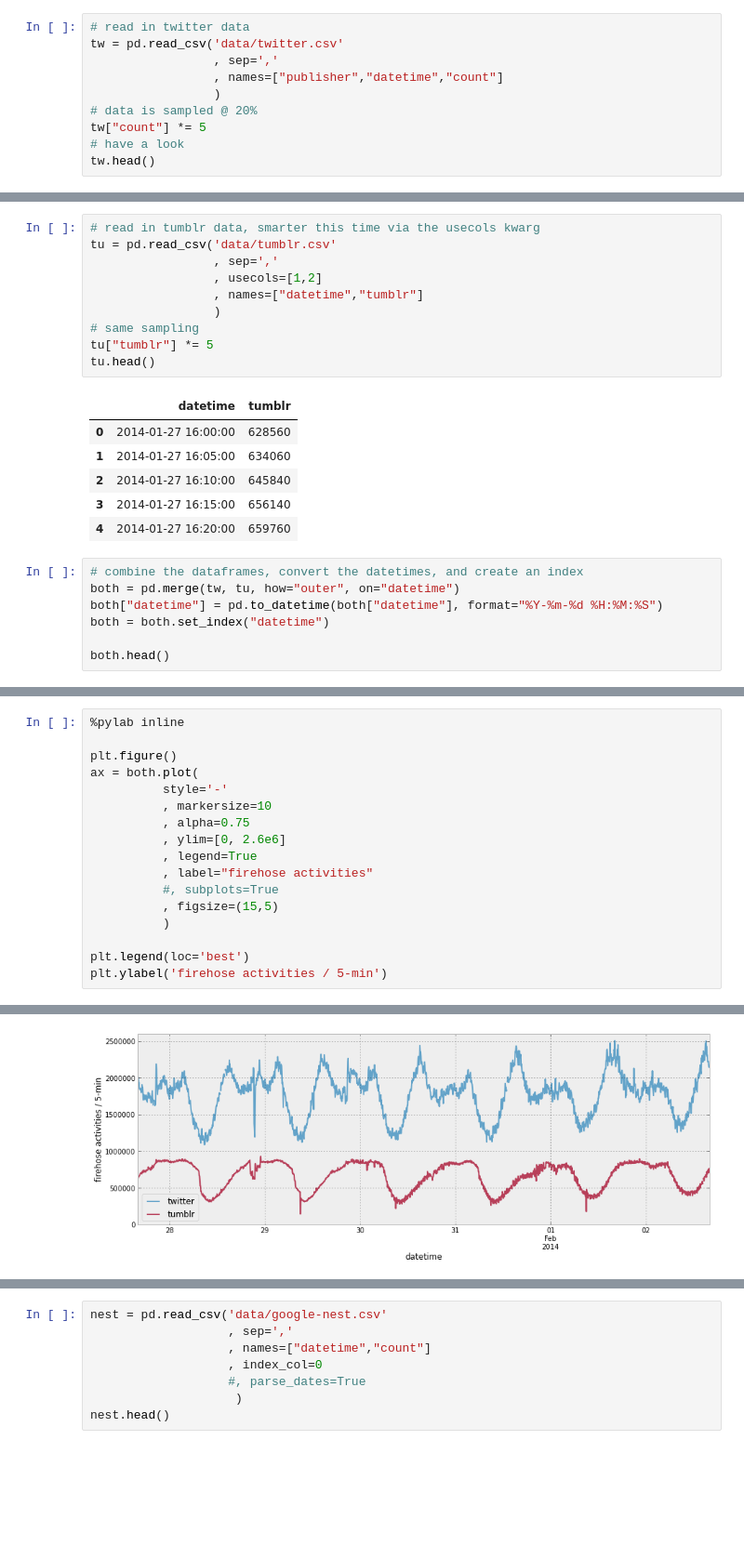
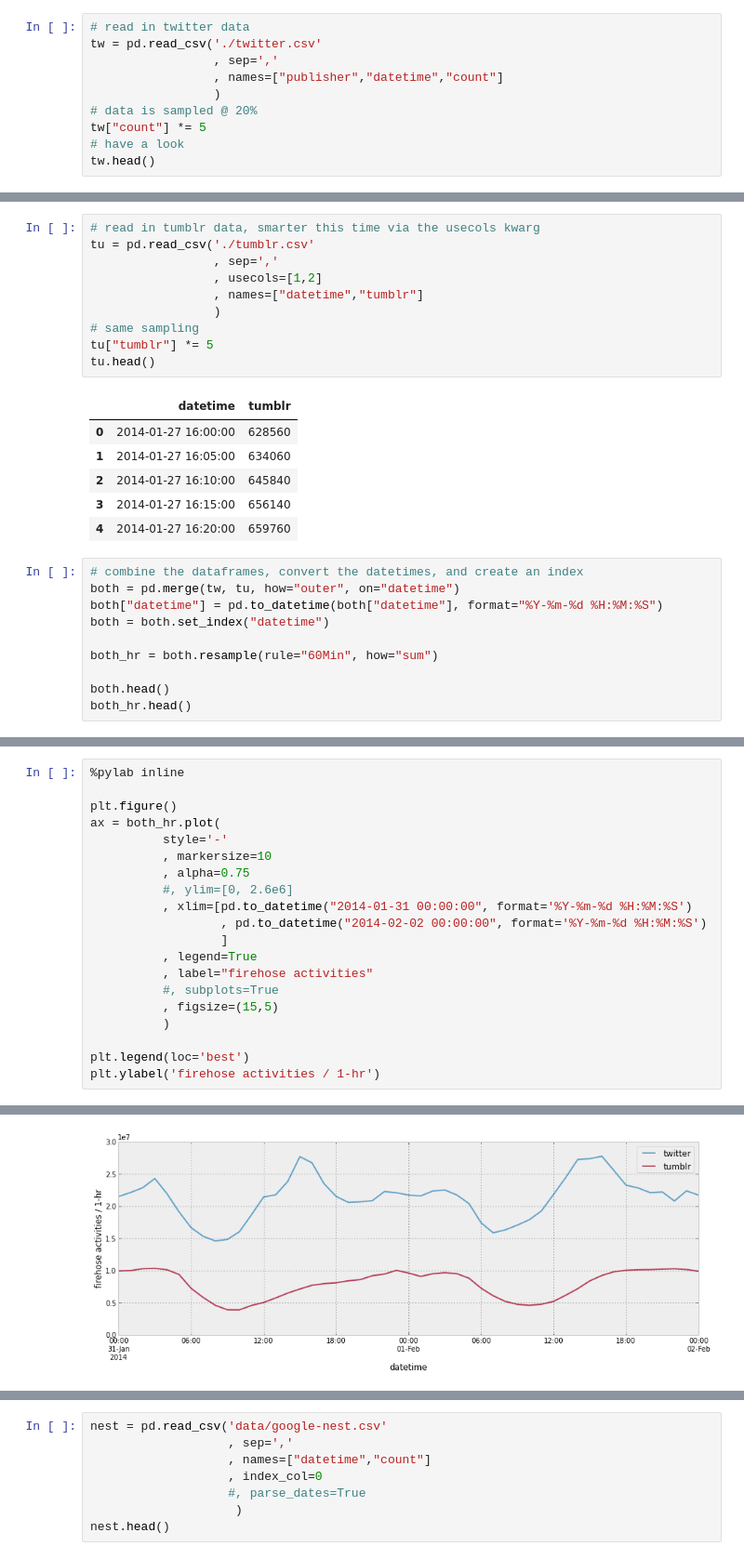
Before and after one commit to jrmontag/AnalyzeBoulder-SocialPulse, a Jupyter notebook: data/AB_social-pulse.ipynb, the cells around one changed output, grey strips where cells are left out. Shown at 93% size. Drawn from its saved outputs; the diff is of its cells as text; blank space fills up the shorter version.

Commit message:
update data and ipynb

```diff
--- a/data/AB_social-pulse.ipynb
+++ b/data/AB_social-pulse.ipynb
@@ -9,7 +21,7 @@ s = json.load( open("./bmh_matplotlibrc.json") )
 matplotlib.rcParams.update(s)
 # %%
 # read in twitter data
-tw = pd.read_csv('data/twitter.csv'
+tw = pd.read_csv('./twitter.csv'
                  , sep=','
                  , names=["publisher","datetime","count"]
                  )
@@ -32,7 +44,7 @@ tw.columns = ["datetime", "twitter"]
 #tw.head()
 # %%
 # read in tumblr data, smarter this time via the usecols kwarg
-tu = pd.read_csv('data/tumblr.csv'
+tu = pd.read_csv('./tumblr.csv'
                  , sep=','
                  , usecols=[1,2]
                  , names=["datetime","tumblr"]
@@ -53,7 +65,10 @@ both = pd.merge(tw, tu, how="outer", on="datetime")
 both["datetime"] = pd.to_datetime(both["datetime"], format="%Y-%m-%d %H:%M:%S")
 both = both.set_index("datetime")
 
+both_hr = both.resample(rule="60Min", how="sum")
+
 both.head()
+both_hr.head()
 # %% [output]
 |  | twitter | tumblr |
 | datetime |  |  |
@@ -65,22 +80,25 @@ both.head()
 # %%
 %pylab inline
 
 plt.figure()
-ax = both.plot(
+ax = both_hr.plot(
           style='-'
           , markersize=10
           , alpha=0.75
-          , ylim=[0, 2.6e6]
+          #, ylim=[0, 2.6e6]
+          , xlim=[pd.to_datetime("2014-01-31 00:00:00", format='%Y-%m-%d %H:%M:%S')
+                  , pd.to_datetime("2014-02-02 00:00:00", format='%Y-%m-%d %H:%M:%S')
+                  ]
           , legend=True
           , label="firehose activities"
           #, subplots=True
           , figsize=(15,5)
           )
 
 plt.legend(loc='best')
-plt.ylabel('firehose activities / 5-min')
+plt.ylabel('firehose activities / 1-hr')
 # %% [output]
 Populating the interactive namespace from numpy and matplotlib
 <matplotlib.text.Text at 0x...>
 <matplotlib.figure.Figure at 0x...>
-[figure, old version]
+[figure, new version]
```
Also changed, not shown: parts of 11 cells of this notebook, 1 other file.
